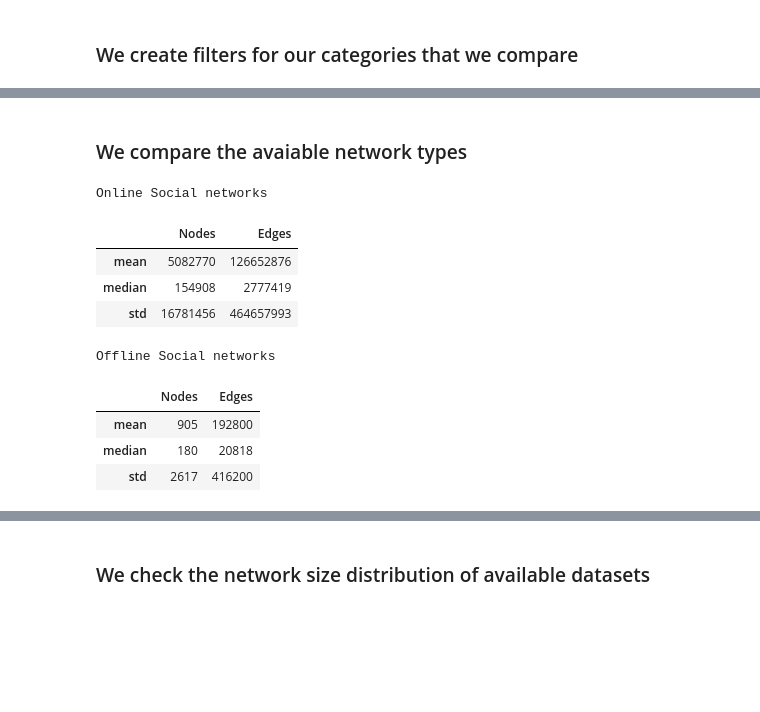
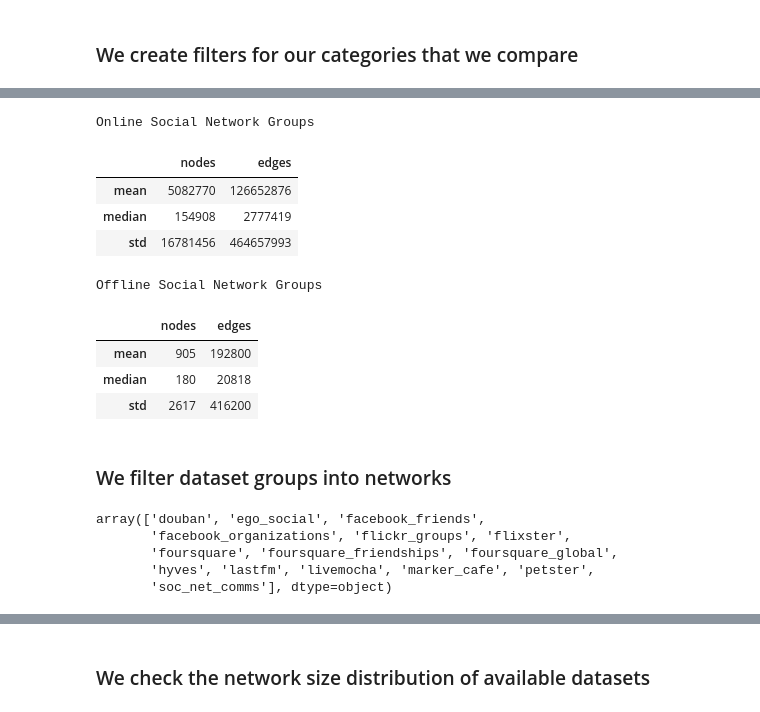
Before and after one commit to alenfrey/uzh-network-science-project, a Jupyter notebook: data/explore_datasets.ipynb, the cells around one changed output, grey strips where cells are left out. Cells and saved outputs as stored; diff of their text form; code cells hidden in the pictures; blank space fills up the shorter version.

Commit message:
progress on dataset analysis

```diff
--- a/data/explore_datasets.ipynb
+++ b/data/explore_datasets.ipynb
@@ -20 +13,21 @@ sns.set()
+# %%
+# define column names for table
+column_names = [
+    "name",
+    "title",
+    "nodes",
+    "edges",
+    "avg_degree",
+    "std_dev_degree",
+    "largest_eigenvalue_hashimoto",
+    "random walk mixing time",
+    "degree assortativity",
+    "global clustering",
+    "pseudo_diameter",
+    "relative_size_of_largest_component",
+    "kind",
+    "mode",
+    "number_of_networks",
+    "tags",
+]
 # %%
@@ -32,2 +35,11 @@ offline_social_filter = (offline & social_networks & unweighted & undirected)
+# %%
+df.columns = column_names # set column names
 # %% [markdown]
 ### We create filters for our categories that we compare
+# %%
+# create dataset filters for social network datasets
+social_networks = df["tags"].str.contains("Social")
+unweighted = df["tags"].str.contains("Unweighted")
+undirected = df["kind"] == "Undirected"
+online = df["tags"].str.contains("Online")
+offline = df["tags"].str.contains("Offline")
@@ -57,18 +76,18 @@ Number of offline social networks: 17
-# %% [markdown]
-### We compare the avaiable network types
 # %%
-online_social.agg({"Nodes": ["mean", "median", "std"], "Edges": ["mean", "median", "std"]}).style.format("{:.0f}").set_caption("Online Social networks")
+online_social.agg({"nodes": ["mean", "median", "std"], "edges": ["mean", "median", "std"]}).style.format("{:.0f}").set_caption("Online Social Network Groups")
 # %% [output]
-Online Social networks
+Online Social Network Groups
-|  | Nodes | Edges |
+|  | nodes | edges |
 | mean | 5082770 | 126652876 |
 | median | 154908 | 2777419 |
 | std | 16781456 | 464657993 |
 # %%
-offline_social.agg({"Nodes": ["mean", "median", "std"], "Edges": ["mean", "median", "std"]}).style.format("{:.0f}").set_caption("Offline Social networks")
+offline_social.agg({"nodes": ["mean", "median", "std"], "edges": ["mean", "median", "std"]}).style.format("{:.0f}").set_caption("Offline Social Network Groups")
 # %% [output]
-Offline Social networks
+Offline Social Network Groups
-|  | Nodes | Edges |
+|  | nodes | edges |
 | mean | 905 | 192800 |
 | median | 180 | 20818 |
 | std | 2617 | 416200 |
+# %% [markdown]
+### We filter dataset groups into networks
@@ -74,0 +98,8 @@ Offline Social networks
+# %%
+online_network_group_names = online_social["name"].to_numpy() ; online_network_group_names
+# %% [output]
+array(['douban', 'ego_social', 'facebook_friends',
+       'facebook_organizations', 'flickr_groups', 'flixster',
+       'foursquare', 'foursquare_friendships', 'foursquare_global',
+       'hyves', 'lastfm', 'livemocha', 'marker_cafe', 'petster',
+       'soc_net_comms'], dtype=object)
```
Also changed, not shown: parts of 21 cells of this notebook, 7 other files.
